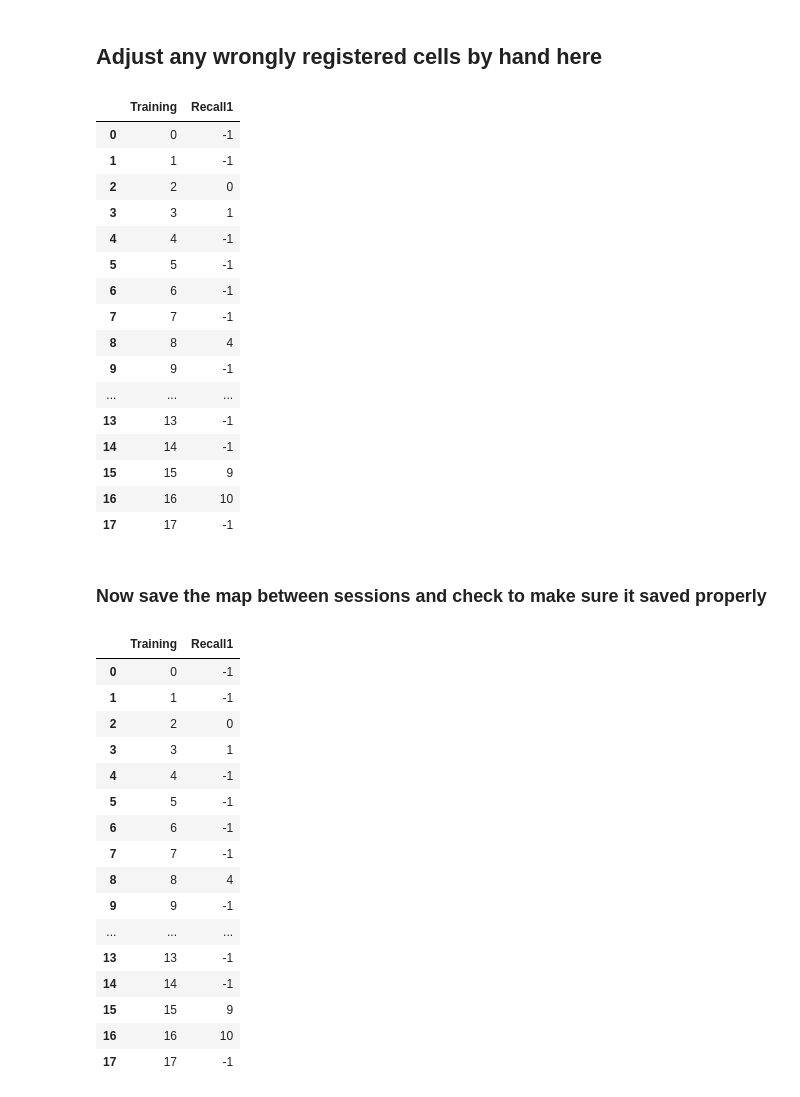
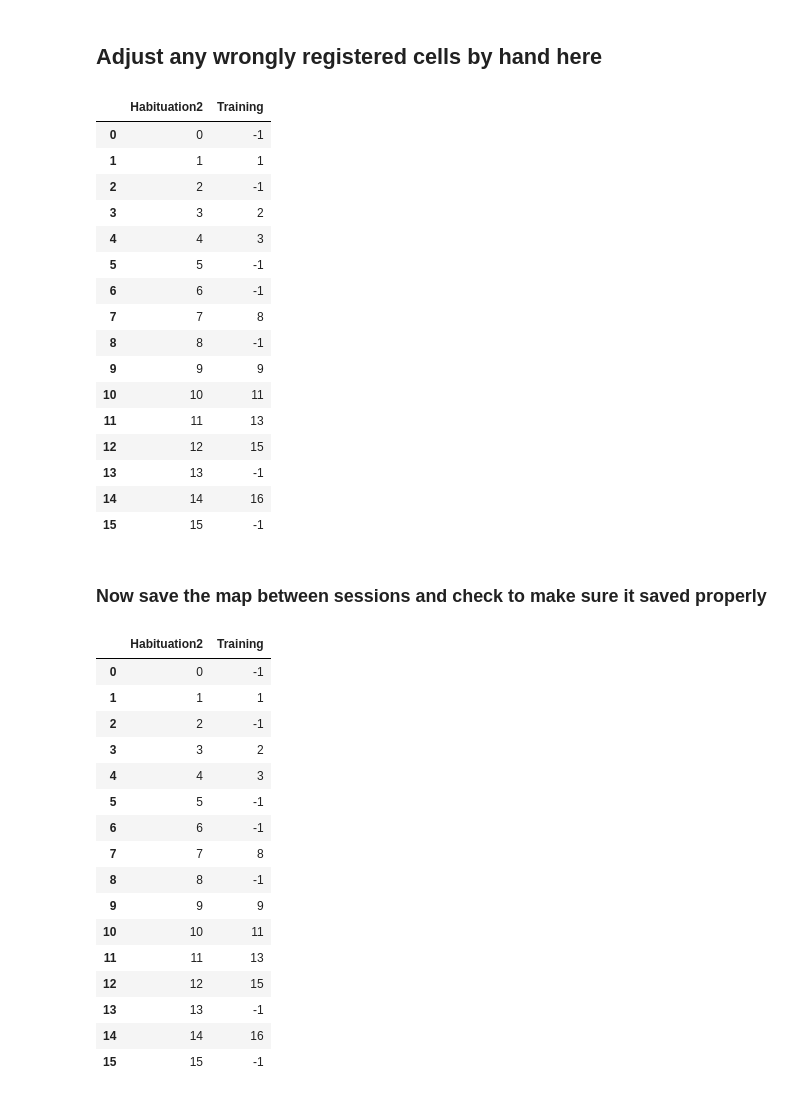
Before and after one commit to diba-lab/NeuroPy, a Jupyter notebook: notebooks/Register_Cells_Manual.ipynb, the cells around one changed output. Cells and saved outputs as stored; diff of their text form; code cells hidden in the pictures.

```diff
--- a/notebooks/Register_Cells_Manual.ipynb
+++ b/notebooks/Register_Cells_Manual.ipynb
@@ -54,7 +54,7 @@ Keeping 47329 good frames found in "good_frames_bool.npy" file
 First plot and identify reference cells that are active across all sessions
 # %%
 %matplotlib notebook
-sesh1, sesh2 = 'Training', 'Recall1'
+sesh1, sesh2 = 'Habituation2', 'Training'
 careg.plot_rois_across_sessions(sesh_plot=[sesh1, sesh2])
 # %% [output]
 [interactive output not drawn]
@@ -146,27 +141,27 @@ careg.shift_roi_edges(roi_edges, delta_com)
 # %% [markdown]
 ## Adjust any wrongly registered cells by hand here
 # %%
-map_df.iloc[9][1] = -1
-map_df.iloc[6][1] = -1
+map_df.iloc[5][1] = -1
+map_df.iloc[13][1] = -1
 map_df
 # %% [output]
-|  | Training | Recall1 |
+|  | Habituation2 | Training |
 | 0 | 0 | -1 |
-| 1 | 1 | -1 |
-| 2 | 2 | 0 |
-| 3 | 3 | 1 |
-| 4 | 4 | -1 |
+| 1 | 1 | 1 |
+| 2 | 2 | -1 |
+| 3 | 3 | 2 |
+| 4 | 4 | 3 |
 | 5 | 5 | -1 |
 | 6 | 6 | -1 |
-| 7 | 7 | -1 |
-| 8 | 8 | 4 |
-| 9 | 9 | -1 |
-| ... | ... | ... |
+| 7 | 7 | 8 |
+| 8 | 8 | -1 |
+| 9 | 9 | 9 |
+| 10 | 10 | 11 |
+| 11 | 11 | 13 |
+| 12 | 12 | 15 |
 | 13 | 13 | -1 |
-| 14 | 14 | -1 |
-| 15 | 15 | 9 |
-| 16 | 16 | 10 |
-| 17 | 17 | -1 |
+| 14 | 14 | 16 |
+| 15 | 15 | -1 |
 # %% [markdown]
 ### Now save the map between sessions and check to make sure it saved properly
 # %%
@@ -177,23 +172,23 @@ np.save(savename, pw_map, allow_pickle=True)
 # %%
 map_df
 # %% [output]
-|  | Training | Recall1 |
+|  | Habituation2 | Training |
 | 0 | 0 | -1 |
-| 1 | 1 | -1 |
-| 2 | 2 | 0 |
-| 3 | 3 | 1 |
-| 4 | 4 | -1 |
+| 1 | 1 | 1 |
+| 2 | 2 | -1 |
+| 3 | 3 | 2 |
+| 4 | 4 | 3 |
 | 5 | 5 | -1 |
 | 6 | 6 | -1 |
-| 7 | 7 | -1 |
-| 8 | 8 | 4 |
-| 9 | 9 | -1 |
-| ... | ... | ... |
+| 7 | 7 | 8 |
+| 8 | 8 | -1 |
+| 9 | 9 | 9 |
+| 10 | 10 | 11 |
+| 11 | 11 | 13 |
+| 12 | 12 | 15 |
 | 13 | 13 | -1 |
-| 14 | 14 | -1 |
-| 15 | 15 | 9 |
-| 16 | 16 | 10 |
-| 17 | 17 | -1 |
+| 14 | 14 | 16 |
+| 15 | 15 | -1 |
 # %%
 pw_map_check = np.load(savename, allow_pickle=True).item()
 pw_map_check.map
```
Also changed, not shown: parts of 8 cells of this notebook.
